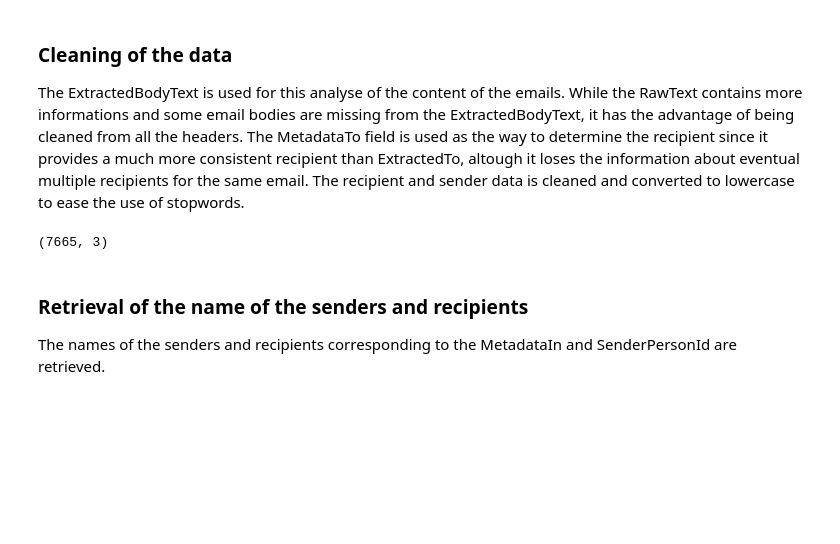
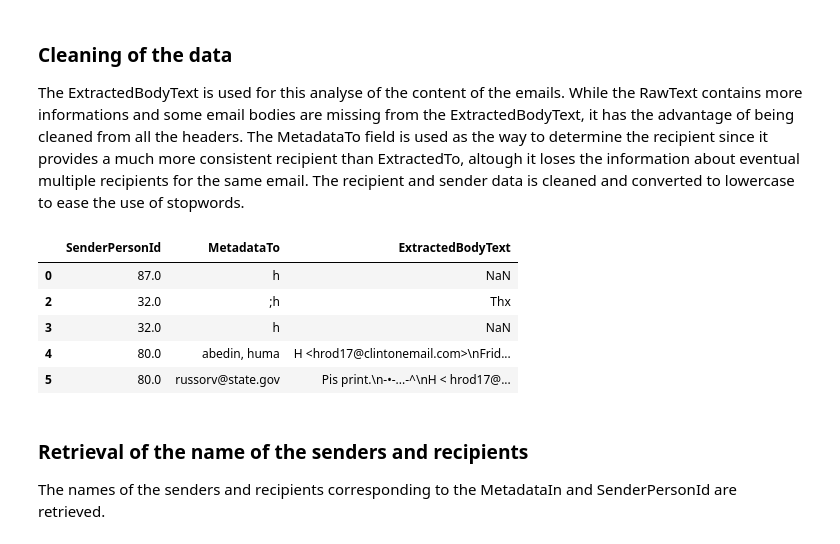
Before and after one commit to nathanquinteiro/ADA-Homework, a Jupyter notebook: 05 - Taming Text/bonus.ipynb, the cells around one changed output. Cells and saved outputs as stored; diff of their text form; code cells hidden in the pictures; blank space fills up the shorter version.

```diff
--- a/05 - Taming Text/bonus.ipynb
+++ b/05 - Taming Text/bonus.ipynb
@@ -30,10 +30,16 @@ The recipient and sender data is cleaned and converted to lowercase to ease the
 # %%
 edges = emails[['SenderPersonId', 'MetadataTo', 'ExtractedBodyText']]
 edges = edges.dropna(subset=['SenderPersonId', 'MetadataTo'])
 edges['MetadataTo'] = edges['MetadataTo'].apply(lambda x: x.lower())
 edges.shape
+edges.head()
 # %% [output]
-(7665, 3)
+|  | SenderPersonId | MetadataTo | ExtractedBodyText |
+| 0 | 87.0 | h | NaN |
+| 2 | 32.0 | ;h | Thx |
+| 3 | 32.0 | h | NaN |
+| 4 | 80.0 | abedin, huma | H <hrod17@clintonemail.com>\nFrid... |
+| 5 | 80.0 | russorv@state.gov | Pis print.\n-•-...-^\nH < hrod17@... |
 # %% [markdown]
 ### Retrieval of the name of the senders and recipients
 The names of the senders and recipients corresponding to the MetadataIn and SenderPersonId are retrieved.
```
Also changed, not shown: parts of 5 cells of this notebook, 3 other files.
